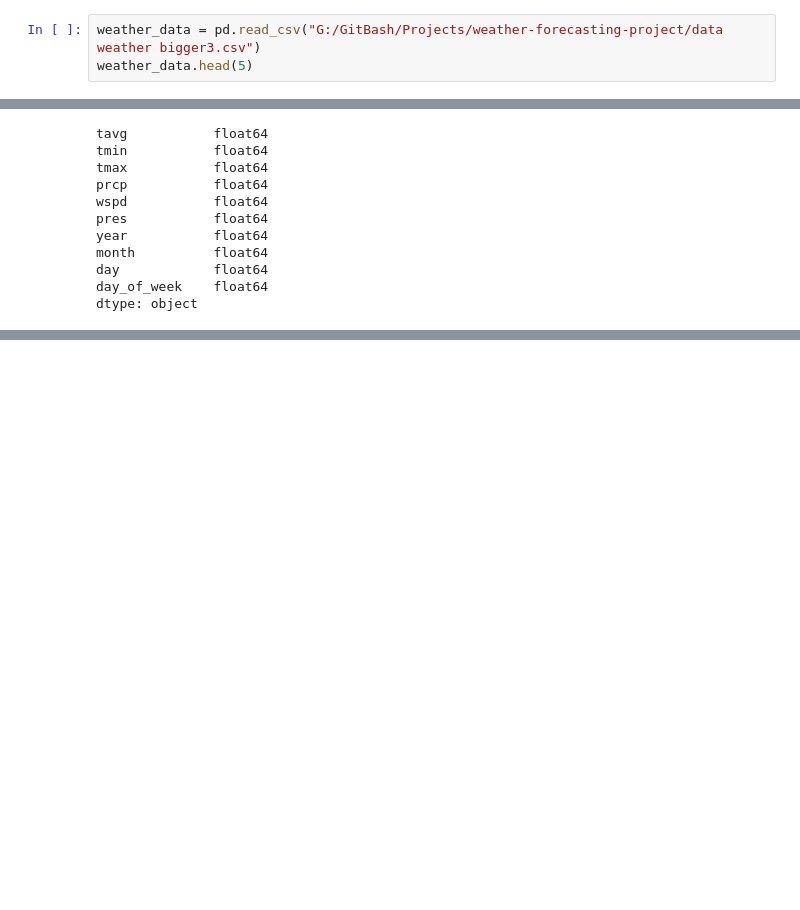
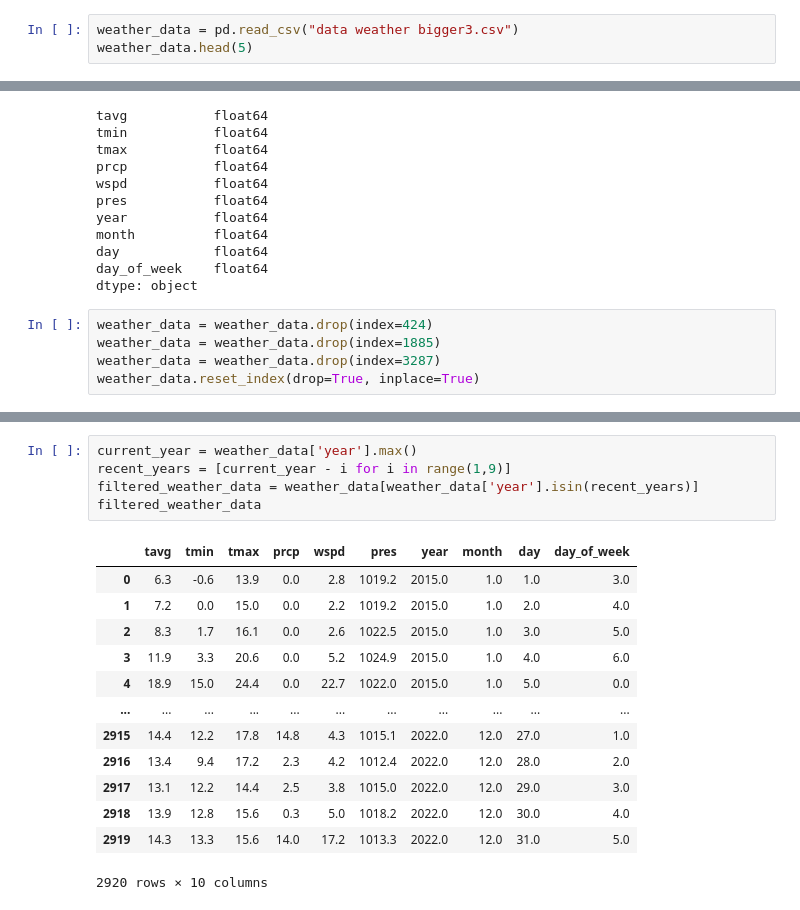
Before and after one commit to NimaJafariComp/weather-forecasting-project, a Jupyter notebook: notebooks/main.ipynb, the cells around one changed output, grey strips where cells are left out. Cells and saved outputs as stored; diff of their text form; blank space fills up the shorter version.

Commit message:
group_tavg created, filtered based on average of month and day, model defined, splited data, layers created, training written down 08/02/2024

```diff
--- a/notebooks/main.ipynb
+++ b/notebooks/main.ipynb
@@ -77,5 +83,5 @@ df.to_csv('G:/GitBash/Projects/weather-forecasting-project/data weather bigger3.
 # %%
-weather_data = pd.read_csv("G:/GitBash/Projects/weather-forecasting-project/data weather bigger3.csv")
+weather_data = pd.read_csv("data weather bigger3.csv")
 weather_data.head(5)
 # %% [output]
 |  | date | tavg | tmin | tmax | prcp | wspd | pres |
@@ -116,3 +122,8 @@ month          float64
 day            float64
 day_of_week    float64
 dtype: object
+# %%
+weather_data = weather_data.drop(index=424)
+weather_data = weather_data.drop(index=1885)
+weather_data = weather_data.drop(index=3287)
+weather_data.reset_index(drop=True, inplace=True)
@@ -118,0 +152,19 @@ dtype: object
+# %%
+current_year = weather_data['year'].max()
+recent_years = [current_year - i for i in range(1,9)]
+filtered_weather_data = weather_data[weather_data['year'].isin(recent_years)]
+filtered_weather_data
+# %% [output]
+|  | tavg | tmin | tmax | prcp | wspd | pres | year | month | day | day_of_week |
+| 0 | 6.3 | -0.6 | 13.9 | 0.0 | 2.8 | 1019.2 | 2015.0 | 1.0 | 1.0 | 3.0 |
+| 1 | 7.2 | 0.0 | 15.0 | 0.0 | 2.2 | 1019.2 | 2015.0 | 1.0 | 2.0 | 4.0 |
+| 2 | 8.3 | 1.7 | 16.1 | 0.0 | 2.6 | 1022.5 | 2015.0 | 1.0 | 3.0 | 5.0 |
+| 3 | 11.9 | 3.3 | 20.6 | 0.0 | 5.2 | 1024.9 | 2015.0 | 1.0 | 4.0 | 6.0 |
+| 4 | 18.9 | 15.0 | 24.4 | 0.0 | 22.7 | 1022.0 | 2015.0 | 1.0 | 5.0 | 0.0 |
+| ... | ... | ... | ... | ... | ... | ... | ... | ... | ... | ... |
+| 2915 | 14.4 | 12.2 | 17.8 | 14.8 | 4.3 | 1015.1 | 2022.0 | 12.0 | 27.0 | 1.0 |
+| 2916 | 13.4 | 9.4 | 17.2 | 2.3 | 4.2 | 1012.4 | 2022.0 | 12.0 | 28.0 | 2.0 |
+| 2917 | 13.1 | 12.2 | 14.4 | 2.5 | 3.8 | 1015.0 | 2022.0 | 12.0 | 29.0 | 3.0 |
+| 2918 | 13.9 | 12.8 | 15.6 | 0.3 | 5.0 | 1018.2 | 2022.0 | 12.0 | 30.0 | 4.0 |
+| 2919 | 14.3 | 13.3 | 15.6 | 14.0 | 17.2 | 1013.3 | 2022.0 | 12.0 | 31.0 | 5.0 |
+2920 rows × 10 columns
```
Also changed, not shown: parts of 15 cells of this notebook, 3 other files.
